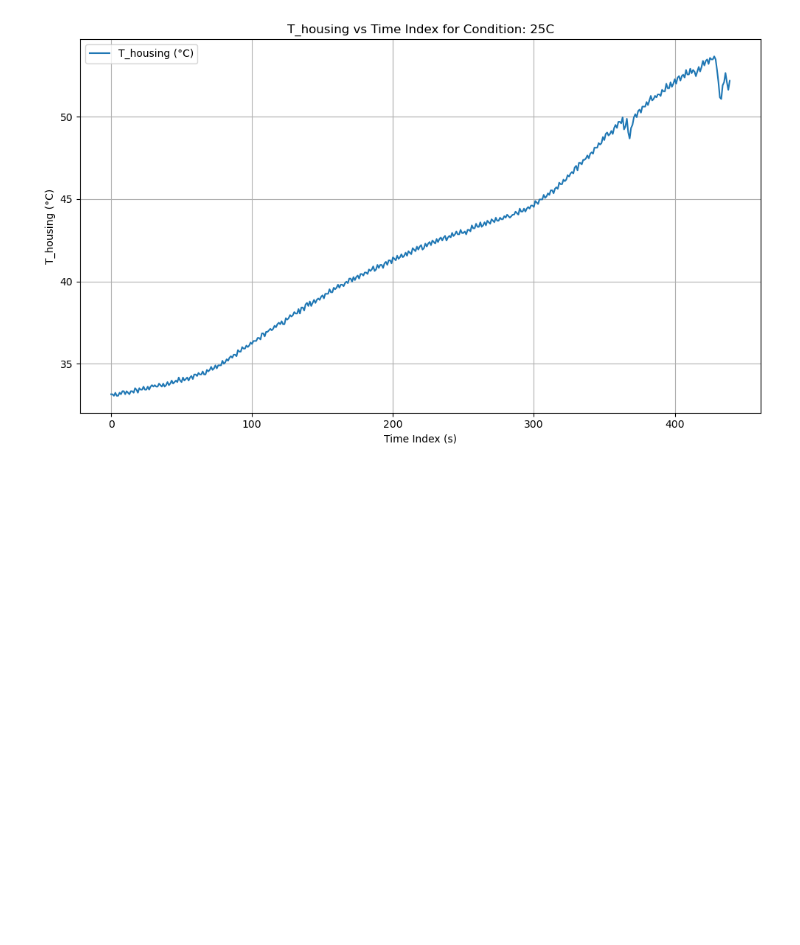
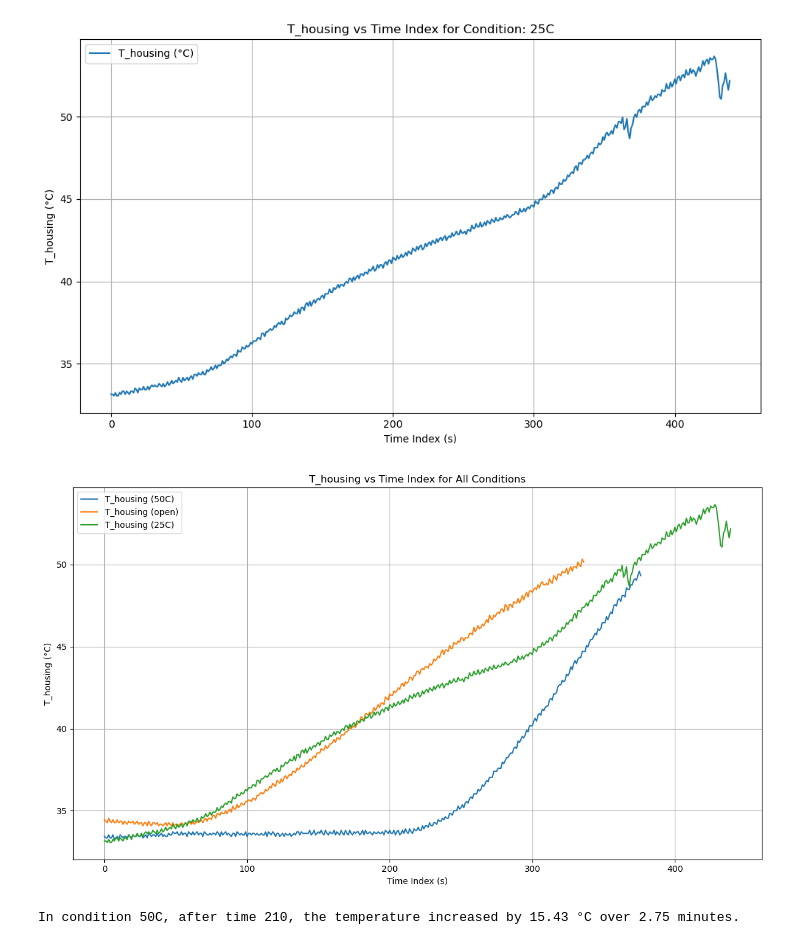
Before and after one commit to Manuel-Hepta/Calibration, a Jupyter notebook: calibration radiometer 7/radiometer_calibration.ipynb, the cells around one changed output. Drawn from its saved outputs; the diff is of its cells as text; code cells hidden in the pictures; blank space fills up the shorter version.

```diff
--- a/calibration radiometer 7/radiometer_calibration.ipynb
+++ b/calibration radiometer 7/radiometer_calibration.ipynb
@@ -373,3 +373,32 @@ for cond in all_X['condition'].unique():
 [figure]
 [figure]
 [figure]
+# %%
+plt.figure(figsize=(12, 7))
+for cond in all_X['condition'].unique():
+    subset = all_X[all_X['condition'] == cond]
+    T_housing = derive_t_housing_from_v_housing(subset['V_housing'])
+    plt.plot(subset.time_index, T_housing, label=f"T_housing ({cond})")
+plt.title("T_housing vs Time Index for All Conditions")
+plt.xlabel("Time Index (s)")
+plt.ylabel("T_housing (°C)")
+plt.legend()
+plt.grid(True)
+plt.tight_layout()
+plt.show()
+# %% [output]
+[figure, added]
+# %%
+# Select the data for condition 50C after time_index 210
+cond_50_after_210 = cond_50[cond_50['time_index'] > 210]
+
+# Calculate T_housing for this subset
+T_housing_50_after_210 = derive_t_housing_from_v_housing(cond_50_after_210['V_housing'])
+
+# Calculate temperature increase and time duration
+delta_T = T_housing_50_after_210.iloc[-1] - T_housing_50_after_210.iloc[0]
+delta_time = cond_50_after_210['time_index'].iloc[-1] - cond_50_after_210['time_index'].iloc[0]
+
+print(f"In condition 50C, after time 210, the temperature increased by {delta_T:.2f} °C over {delta_time/60} minutes.")
+# %% [output]
+In condition 50C, after time 210, the temperature increased by 15.43 °C over 2.75 minutes.
```
Also changed, not shown: 9 other files.
